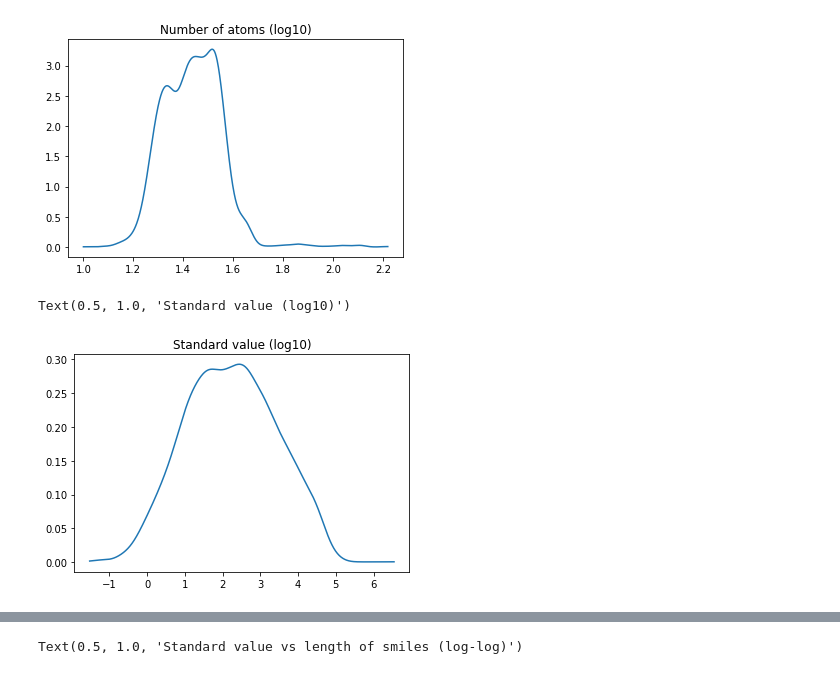
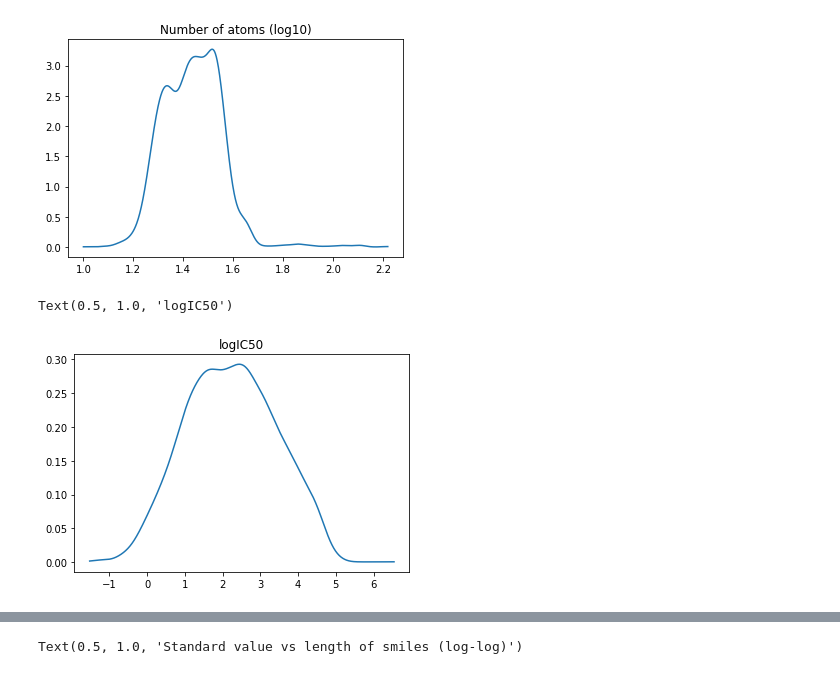
Before and after one commit to PuncocharM/scaffold-analysis-mad, a Jupyter notebook: exploratory-analysis.ipynb, the cells around one changed output, grey strips where cells are left out. Drawn from its saved outputs; the diff is of its cells as text; code cells hidden in the pictures.

```diff
--- a/exploratory-analysis.ipynb
+++ b/exploratory-analysis.ipynb
@@ -26,6 +26,8 @@ df_molecules_std = pd.read_csv('secondary_data/df_molecules_std.csv', index_col=
 df_activity = pd.read_csv('secondary_data/df_activity.csv', index_col=0)
 # %%
 std_mols_clean = list(map(MolFromSmiles, df_molecules_std.std_smiles))
+# %%
+df_activity['logIC50'] = np.log10(df_activity.Standard_Value)
 # %%
 df_join = df_activity.join(df_molecules_std, on='std_inchi_key')
 # %%
@@ -87,11 +89,11 @@ Text(0.5, 1.0, 'Number of atoms (log10)')
 [figure]
 [figure]
 # %%
-plot_kde(np.log10(df_activity.Standard_Value))
-plt.title('Standard value (log10)')
+plot_kde(df_activity.logIC50)
+plt.title('logIC50')
 # %% [output]
-Text(0.5, 1.0, 'Standard value (log10)')
+Text(0.5, 1.0, 'logIC50')
-[figure, old version]
+[figure, new version]
 # %%
 plt.hist(np.log10(list(map(len,df_molecules_std.std_smiles))), bins=50)
 plt.figure()
```
Also changed, not shown: parts of 58 cells of this notebook, 3 other files.
